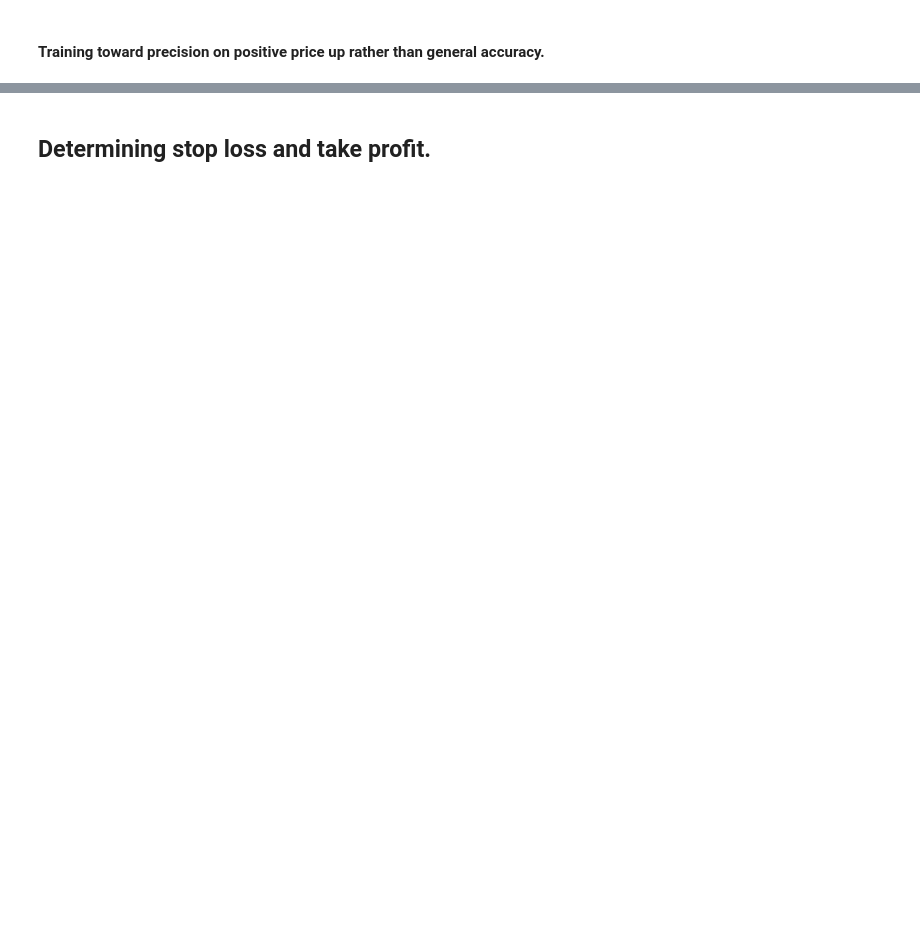
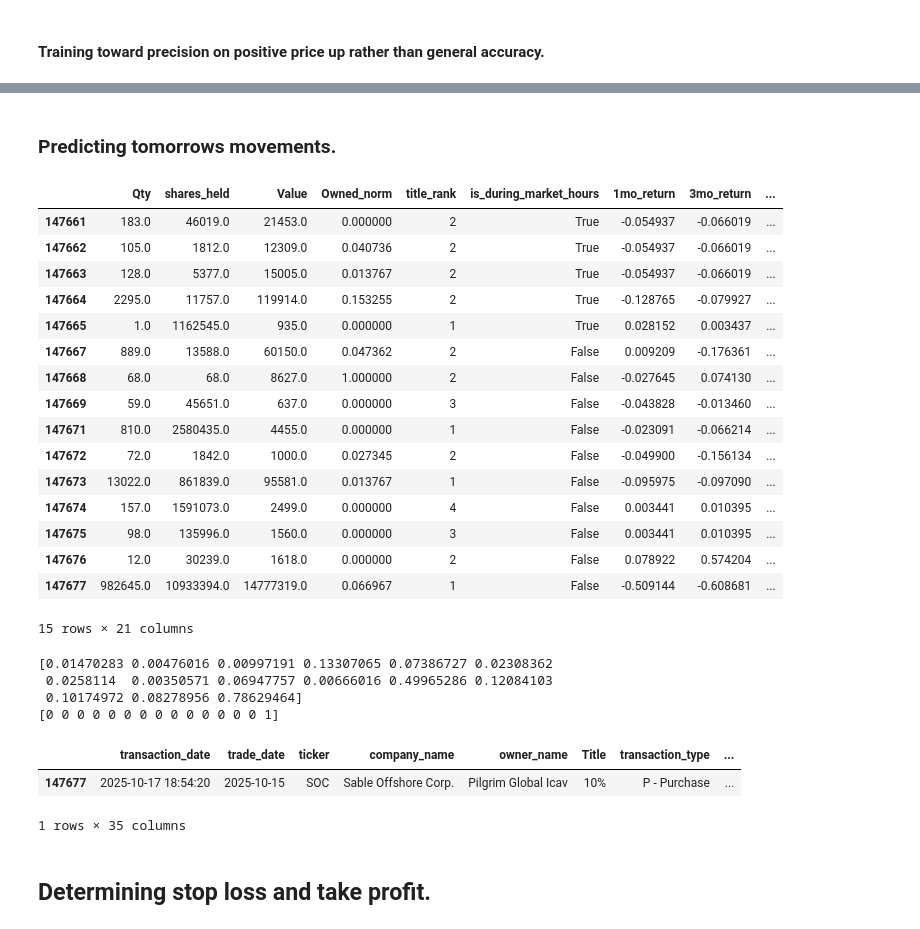
Before and after one commit to aaron-galligan/TradingBot, a Jupyter notebook: analysis.ipynb, the cells around one changed output, grey strips where cells are left out. Drawn from its saved outputs; the diff is of its cells as text; code cells hidden in the pictures; blank space fills up the shorter version.

```diff
--- a/analysis.ipynb
+++ b/analysis.ipynb
@@ -550,3 +369,46 @@ Accuracy: 0.8605036258779193
+# %% [markdown]
+### Predicting tomorrows movements.
+# %%
+todays_trades_dropped = todays_trades.drop([
+    'transaction_date', 'trade_date', 'eff_trans_date',
+    'ticker','company_name', 'owner_name', 'prev_prices', 'future_prices',
+    'Title', 'transaction_type', 'Owned','trade_date_epoch', 'eff_trans_date_epoch',
+    'last_price'
+    ], axis=1)
+
+display(todays_trades_dropped)
+
+todays_trades_proba = clf.predict_proba(todays_trades_dropped)[:, 1]
+todays_trades_pred = (todays_trades_proba > chosen_threshold).astype(int)
+
+print(todays_trades_proba)
+print(todays_trades_pred)
+display(todays_trades[todays_trades_pred==1])
+# %% [output]
+|  | Qty | shares_held | Value | Owned_norm | title_rank | is_during_market_hours | 1mo_return | 3mo_return | ... |
+| 147661 | 183.0 | 46019.0 | 21453.0 | 0.000000 | 2 | True | -0.054937 | -0.066019 | ... |
+| 147662 | 105.0 | 1812.0 | 12309.0 | 0.040736 | 2 | True | -0.054937 | -0.066019 | ... |
+| 147663 | 128.0 | 5377.0 | 15005.0 | 0.013767 | 2 | True | -0.054937 | -0.066019 | ... |
+| 147664 | 2295.0 | 11757.0 | 119914.0 | 0.153255 | 2 | True | -0.128765 | -0.079927 | ... |
+| 147665 | 1.0 | 1162545.0 | 935.0 | 0.000000 | 1 | True | 0.028152 | 0.003437 | ... |
+| 147667 | 889.0 | 13588.0 | 60150.0 | 0.047362 | 2 | False | 0.009209 | -0.176361 | ... |
+| 147668 | 68.0 | 68.0 | 8627.0 | 1.000000 | 2 | False | -0.027645 | 0.074130 | ... |
+| 147669 | 59.0 | 45651.0 | 637.0 | 0.000000 | 3 | False | -0.043828 | -0.013460 | ... |
+| 147671 | 810.0 | 2580435.0 | 4455.0 | 0.000000 | 1 | False | -0.023091 | -0.066214 | ... |
+| 147672 | 72.0 | 1842.0 | 1000.0 | 0.027345 | 2 | False | -0.049900 | -0.156134 | ... |
+| 147673 | 13022.0 | 861839.0 | 95581.0 | 0.013767 | 1 | False | -0.095975 | -0.097090 | ... |
+| 147674 | 157.0 | 1591073.0 | 2499.0 | 0.000000 | 4 | False | 0.003441 | 0.010395 | ... |
+| 147675 | 98.0 | 135996.0 | 1560.0 | 0.000000 | 3 | False | 0.003441 | 0.010395 | ... |
+| 147676 | 12.0 | 30239.0 | 1618.0 | 0.000000 | 2 | False | 0.078922 | 0.574204 | ... |
+| 147677 | 982645.0 | 10933394.0 | 14777319.0 | 0.066967 | 1 | False | -0.509144 | -0.608681 | ... |
+15 rows × 21 columns
+[0.01470283 0.00476016 0.00997191 0.13307065 0.07386727 0.02308362
+ 0.0258114  0.00350571 0.06947757 0.00666016 0.49965286 0.12084103
+ 0.10174972 0.08278956 0.78629464]
+[0 0 0 0 0 0 0 0 0 0 0 0 0 0 1]
+|  | transaction_date | trade_date | ticker | company_name | owner_name | Title | transaction_type | ... |
+| 147677 | 2025-10-17 18:54:20 | 2025-10-15 | SOC | Sable Offshore Corp. | Pilgrim Global Icav | 10% | P - Purchase | ... |
+1 rows × 35 columns
 # %% [markdown]
 ## Determining stop loss and take profit.
 # %%
```
Also changed, not shown: parts of 44 cells of this notebook, 6 other files.
